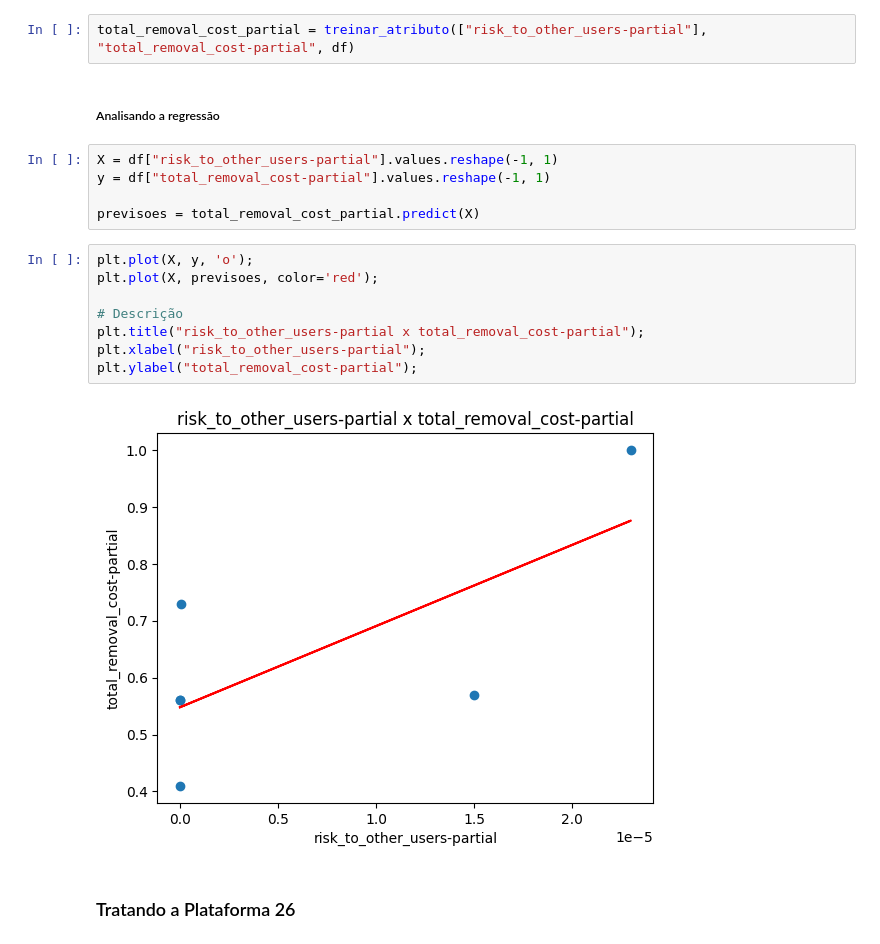
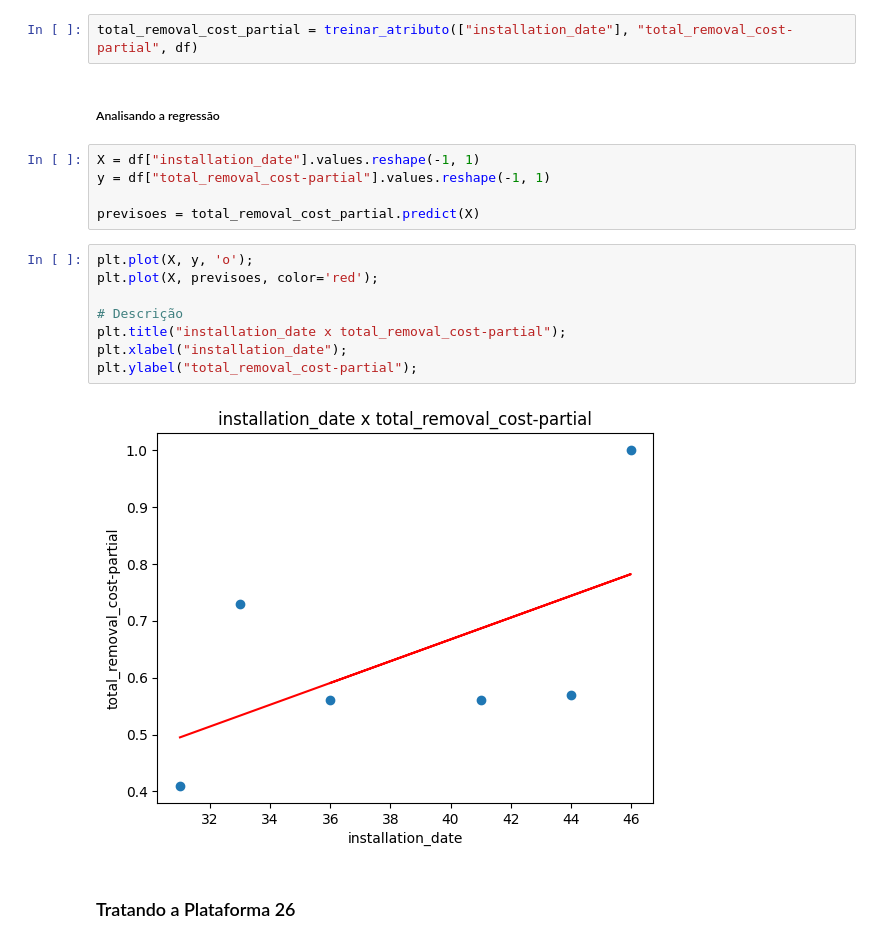
Before and after one commit to JailonWilliam/offshore-platform-decommissioning, a Jupyter notebook: notebooks/tratando_valores_faltantes.ipynb, the cells around one changed output. Saved outputs shown, nothing was run; the diff lists cells and outputs as text.

```diff
--- a/notebooks/tratando_valores_faltantes.ipynb
+++ b/notebooks/tratando_valores_faltantes.ipynb
@@ -179,22 +179,22 @@ df[['risk_to_other_users-partial', "total_removal_cost-partial"]]
 # %%
-total_removal_cost_partial = treinar_atributo(["risk_to_other_users-partial"], "total_removal_cost-partial", df)
+total_removal_cost_partial = treinar_atributo(["installation_date"], "total_removal_cost-partial", df)
 # %% [markdown]
 ##### Analisando a regressão
 # %%
-X = df["risk_to_other_users-partial"].values.reshape(-1, 1)
+X = df["installation_date"].values.reshape(-1, 1)
 y = df["total_removal_cost-partial"].values.reshape(-1, 1)
 
 previsoes = total_removal_cost_partial.predict(X)
 # %%
 plt.plot(X, y, 'o');
 plt.plot(X, previsoes, color='red');
 
 # Descrição
-plt.title("risk_to_other_users-partial x total_removal_cost-partial");
-plt.xlabel("risk_to_other_users-partial");
+plt.title("installation_date x total_removal_cost-partial");
+plt.xlabel("installation_date");
 plt.ylabel("total_removal_cost-partial");
 # %% [output]
-[figure, old version]
+[figure, new version]
 # %% [markdown]
 ### Tratando a Plataforma 26
 # %%
```
Also changed, not shown: parts of 14 cells of this notebook, 4 other files.
